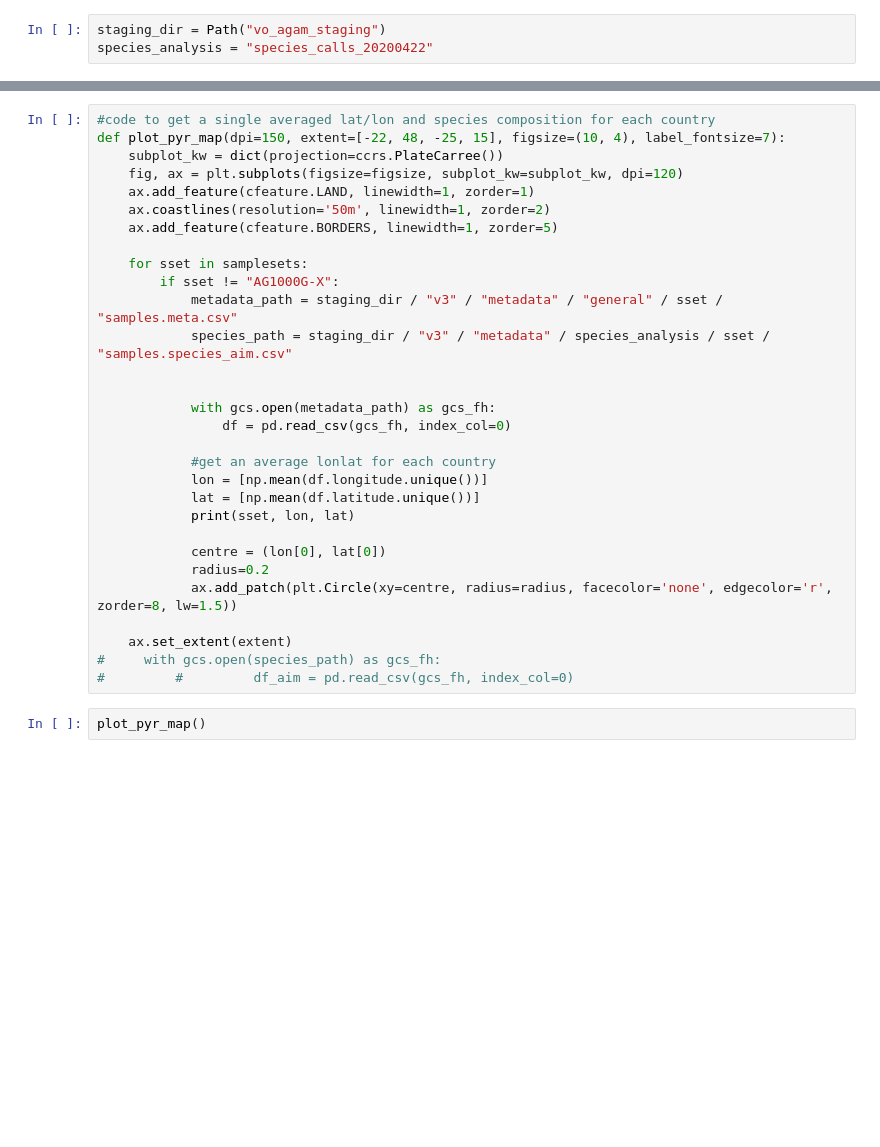
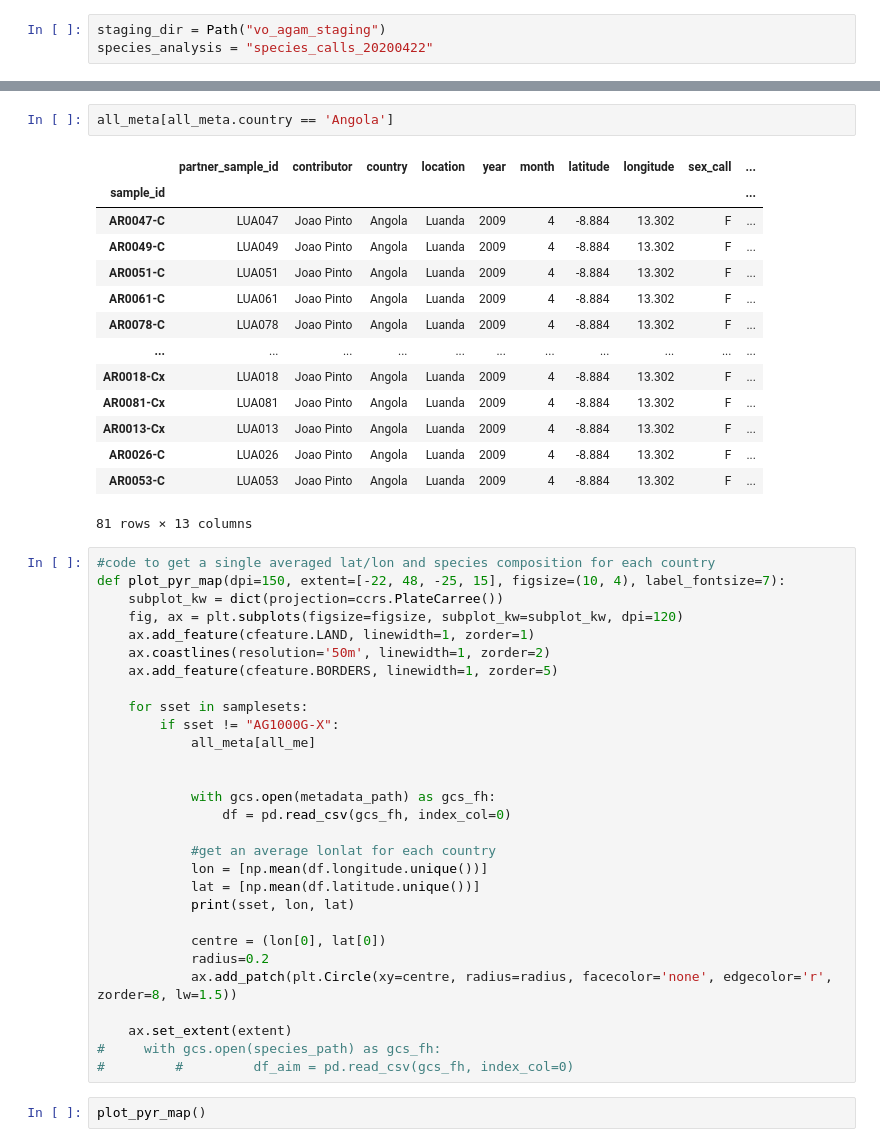
Before and after one commit to malariagen/deprecated-ag1000g-phase3-data-paper, a Jupyter notebook: notebooks/ag1000g_phase3_collection_.ipynb, the cells around one changed output, grey strips where cells are left out. Cells and saved outputs as stored; diff of their text form; blank space fills up the shorter version.

```diff
--- a/notebooks/ag1000g_phase3_collection_.ipynb
+++ b/notebooks/ag1000g_phase3_collection_.ipynb
@@ -65,3 +84,20 @@ set_len
+# %%
+all_meta[all_meta.country == 'Angola']
+# %% [output]
+|  | partner_sample_id | contributor | country | location | year | month | latitude | longitude | sex_call | ... |
+| sample_id |  |  |  |  |  |  |  |  |  | ... |
+| AR0047-C | LUA047 | Joao Pinto | Angola | Luanda | 2009 | 4 | -8.884 | 13.302 | F | ... |
+| AR0049-C | LUA049 | Joao Pinto | Angola | Luanda | 2009 | 4 | -8.884 | 13.302 | F | ... |
+| AR0051-C | LUA051 | Joao Pinto | Angola | Luanda | 2009 | 4 | -8.884 | 13.302 | F | ... |
+| AR0061-C | LUA061 | Joao Pinto | Angola | Luanda | 2009 | 4 | -8.884 | 13.302 | F | ... |
+| AR0078-C | LUA078 | Joao Pinto | Angola | Luanda | 2009 | 4 | -8.884 | 13.302 | F | ... |
+| ... | ... | ... | ... | ... | ... | ... | ... | ... | ... | ... |
+| AR0018-Cx | LUA018 | Joao Pinto | Angola | Luanda | 2009 | 4 | -8.884 | 13.302 | F | ... |
+| AR0081-Cx | LUA081 | Joao Pinto | Angola | Luanda | 2009 | 4 | -8.884 | 13.302 | F | ... |
+| AR0013-Cx | LUA013 | Joao Pinto | Angola | Luanda | 2009 | 4 | -8.884 | 13.302 | F | ... |
+| AR0026-C | LUA026 | Joao Pinto | Angola | Luanda | 2009 | 4 | -8.884 | 13.302 | F | ... |
+| AR0053-C | LUA053 | Joao Pinto | Angola | Luanda | 2009 | 4 | -8.884 | 13.302 | F | ... |
+81 rows × 13 columns
 # %%
 #code to get a single averaged lat/lon and species composition for each country
 def plot_pyr_map(dpi=150, extent=[-22, 48, -25, 15], figsize=(10, 4), label_fontsize=7):
@@ -73,8 +109,7 @@ def plot_pyr_map(dpi=150, extent=[-22, 48, -25, 15], figsize=(10, 4), label_font
 
     for sset in samplesets:
         if sset != "AG1000G-X":
-            metadata_path = staging_dir / "v3" / "metadata" / "general" / sset / "samples.meta.csv"
-            species_path = staging_dir / "v3" / "metadata" / species_analysis / sset / "samples.species_aim.csv"
+            all_meta[all_me]
 
 
             with gcs.open(metadata_path) as gcs_fh:
```
Also changed, not shown: parts of 4 cells of this notebook.
